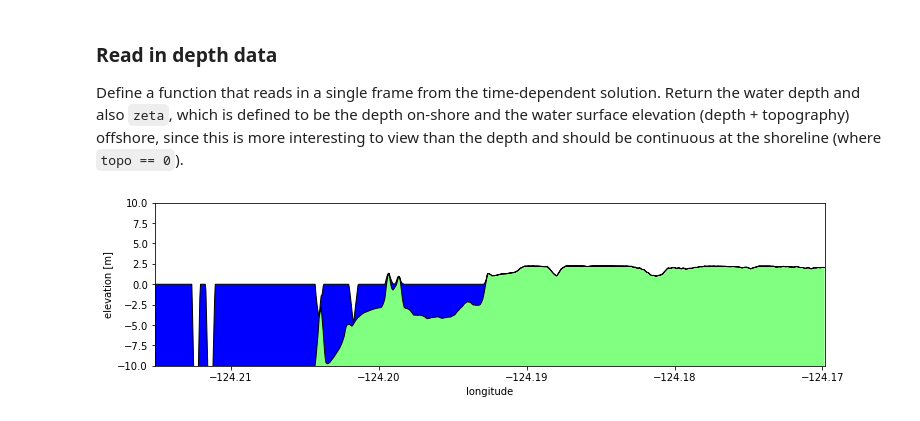
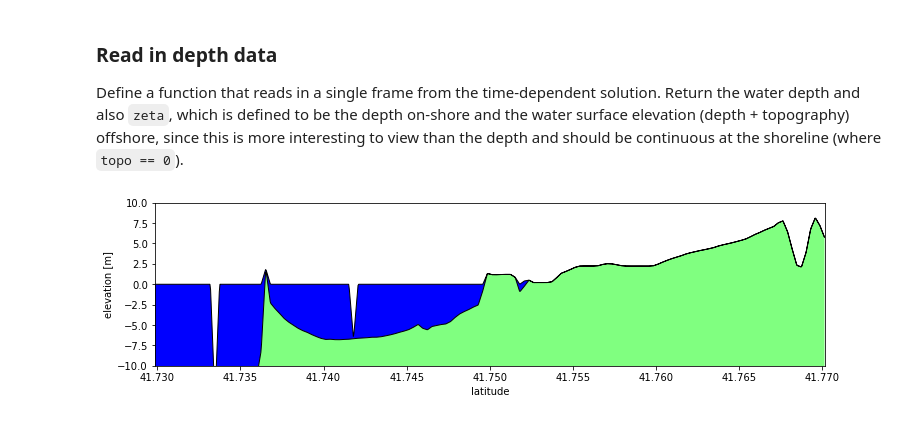
Before and after one commit to geohackweek/vizhack, a Jupyter notebook: ahotovec/Transect_Animated_LOCAL.ipynb, the cells around one changed output. Drawn from its saved outputs; the diff is of its cells as text; code cells hidden in the pictures.

```diff
--- a/ahotovec/Transect_Animated_LOCAL.ipynb
+++ b/ahotovec/Transect_Animated_LOCAL.ipynb
@@ -100,47 +100,50 @@ def calc_transect(xprev,xnew,yprev,ynew):
 
     return Bi, etas, ti, xtext
 # %%
-Bi, etas, ti, xtext = calc_transect(np.min(X), np.max(X), np.min(Y), np.max(Y))
+Bi, etas, ti, xtext = calc_transect(np.mean(X), np.mean(X), np.min(Y), np.max(Y))
+
+def create_animation():
+    fig = plt.figure(figsize=(12,3))
+    ax = plt.subplot(111)
+
+    # Draw patch for land
+    codes_land = [path.Path.MOVETO] + [path.Path.LINETO]*1001 + [path.Path.CLOSEPOLY]
+    vertices_land = [(ti[0], -1e6)] + list(zip(ti,Bi)) + [(ti[-1], -1e6), (0,0)]
+    vertices_land = np.array(vertices_land, float)
+
+    path_land = path.Path(vertices_land, codes_land)
+    patch_land = patches.PathPatch(path_land, facecolor=[.5,1,.5], edgecolor='none')
+    ax.add_patch(patch_land)
+
+    # Draw patch for water between land and water surface
+    codes_water = [path.Path.MOVETO] + [path.Path.LINETO]*1999 + [path.Path.CLOSEPOLY]
+    vertices_water = list(zip(ti,etas[0,:])) + list(zip(ti,Bi))[::-1] + [(0,0)]
+    vertices_water = np.array(vertices_water, float)
+
+    path_water = path.Path(vertices_water, codes_water)
+    patch_water = patches.PathPatch(path_water, facecolor='b', edgecolor='k')
+    ax.add_patch(patch_water)
 
 
-fig = plt.figure(figsize=(12,3))
-ax = plt.subplot(111)
+    # Set zoom limits (very important!)
+    ax.set_xlim(ti[0], ti[-1])
+    ax.set_ylim(-10, 10)
 
-# Draw patch for land
-codes_land = [path.Path.MOVETO] + [path.Path.LINETO]*1001 + [path.Path.CLOSEPOLY]
-vertices_land = [(ti[0], -1e6)] + list(zip(ti,Bi)) + [(ti[-1], -1e6), (0,0)]
-vertices_land = np.array(vertices_land, float)
+    # Labels
+    ax.set_xlabel(xtext)
+    ax.set_ylabel('elevation [m]')
 
-path_land = path.Path(vertices_land, codes_land)
-patch_land = patches.PathPatch(path_land, facecolor=[.5,1,.5], edgecolor='none')
-ax.add_patch(patch_land)
+    # Animation updates the vertices corresponding to the water's surface
+    def animate(i):
+        vertices_water[0:1000, 1] = etas[i,:]
+        return [patch_water, ]
 
-# Draw patch for water between land and water surface
-codes_water = [path.Path.MOVETO] + [path.Path.LINETO]*1999 + [path.Path.CLOSEPOLY]
-vertices_water = list(zip(ti,etas[0,:])) + list(zip(ti,Bi))[::-1] + [(0,0)]
-vertices_water = np.array(vertices_water, float)
+    ani = animation.FuncAnimation(fig, animate, 7, interval=500, blit=True)
+    return ani
 
-path_water = path.Path(vertices_water, codes_water)
-patch_water = patches.PathPatch(path_water, facecolor='b', edgecolor='k')
-ax.add_patch(patch_water)
-
-
-# Set zoom limits (very important!)
-ax.set_xlim(ti[0], ti[-1])
-ax.set_ylim(-10, 10)
-
-# Labels
-ax.set_xlabel(xtext)
-ax.set_ylabel('elevation [m]')
-
-# Animation updates the vertices corresponding to the water's surface
-def animate(i):
-    vertices_water[0:1000, 1] = etas[i,:]
-    return [patch_water, ]
-
-ani = animation.FuncAnimation(fig, animate, 7, interval=500, blit=True)
+ani = create_animation()
 # %% [output]
-[figure, old version]
+[figure, new version]
 # %%
 # Display animation
 HTML(ani.to_html5_video())
```
Also changed, not shown: 4 other files.
